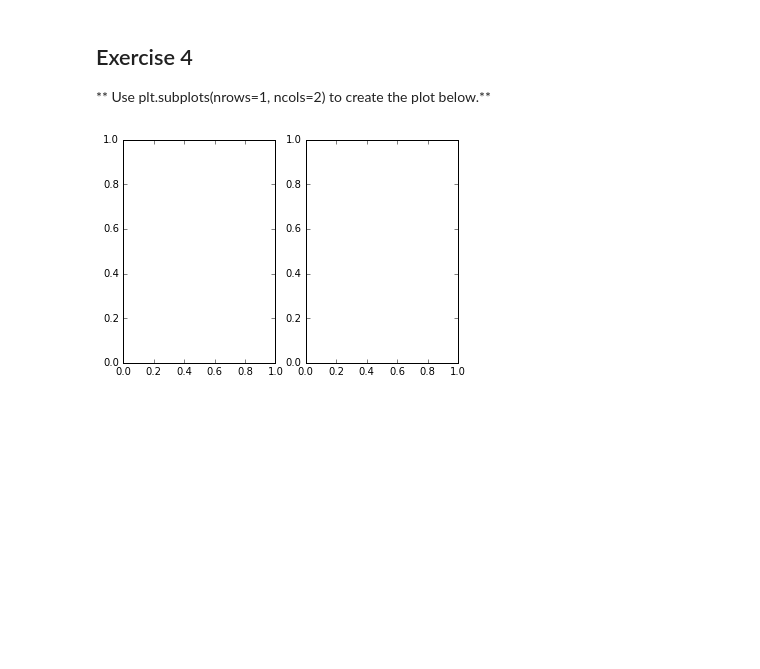
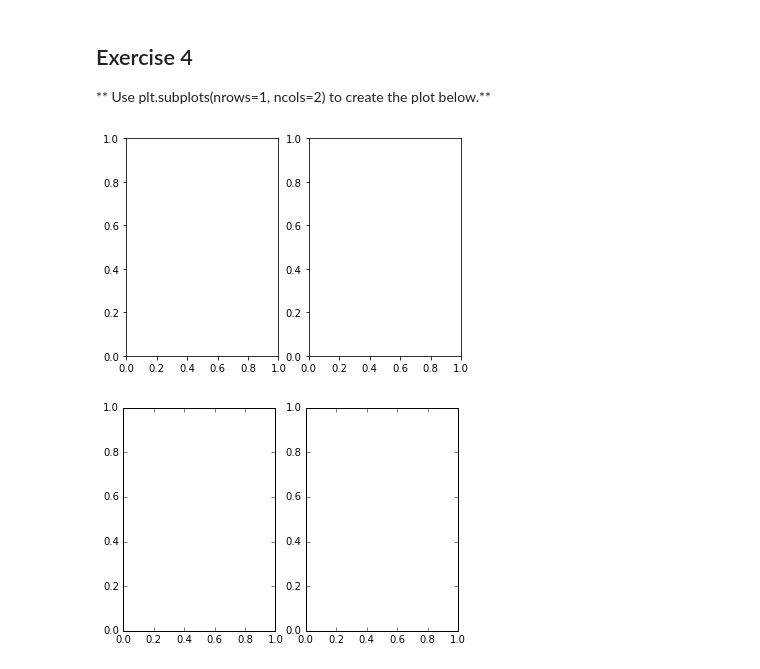
Before and after one commit to neighborpil/PY_PythonForDataScienceAndMachineLearningBootcamp, a Jupyter notebook: Py_DS_ML_Bootcamp-master/05-Data-Visualization-with-Matplotlib/02-Matplotlib Exercises.ipynb, the cells around one changed output. Saved outputs shown, nothing was run; the diff lists cells and outputs as text; code cells hidden in the pictures; blank space fills up the shorter version.

```diff
--- a/Py_DS_ML_Bootcamp-master/05-Data-Visualization-with-Matplotlib/02-Matplotlib Exercises.ipynb
+++ b/Py_DS_ML_Bootcamp-master/05-Data-Visualization-with-Matplotlib/02-Matplotlib Exercises.ipynb
@@ -117,6 +132,10 @@ axsub2.set_ylim(30, 50)
 ## Exercise 4
 
 ** Use plt.subplots(nrows=1, ncols=2) to create the plot below.**
+# %%
+fig, axes = plt.subplots(nrows=1, ncols=2)
+# %% [output]
+[figure, added]
 # %%
 # %% [output]
 [figure]
```
Also changed, not shown: parts of 4 cells of this notebook, 10 other files.
